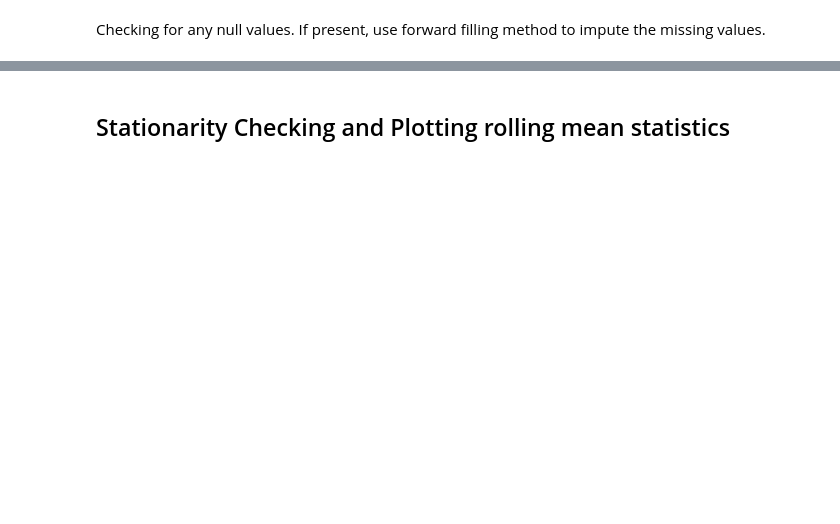
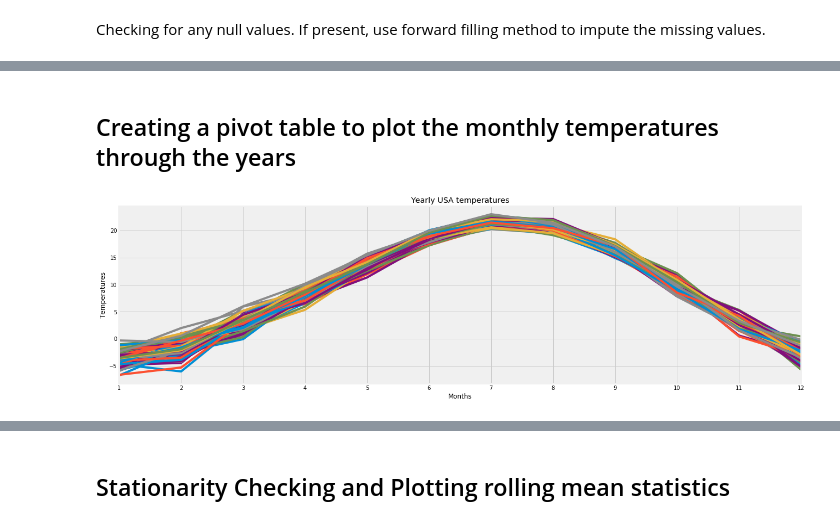
Before and after one commit to amoghbatwal/TSA---Global-Temperatures, a Jupyter notebook: TSA on Global Temperatures.ipynb, the cells around one changed output, grey strips where cells are left out. Saved outputs shown, nothing was run; the diff lists cells and outputs as text; code cells hidden in the pictures; blank space fills up the shorter version.

```diff
--- a/TSA on Global Temperatures.ipynb
+++ b/TSA on Global Temperatures.ipynb
@@ -258,0 +227,15 @@ usa['Ticks'] = range(0, len(usa['AverageTemperature']))
+# %% [markdown]
+## Creating a pivot table to plot the monthly temperatures through the years
+# %%
+usa['month'] = usa.index.month
+usa['year'] = usa.index.year
+pivot = pd.pivot_table(usa, values='AverageTemperature', index='month', columns='year', aggfunc='mean')
+pivot.plot(figsize=(20, 6))
+plt.title('Yearly USA temperatures')
+plt.xlabel('Months')
+plt.ylabel('Temperatures')
+plt.xticks([x for x in range(1, 13)])
+plt.legend().remove()
+plt.show()
+# %% [output]
+[figure, added]
```
Also changed, not shown: parts of 69 cells of this notebook.
